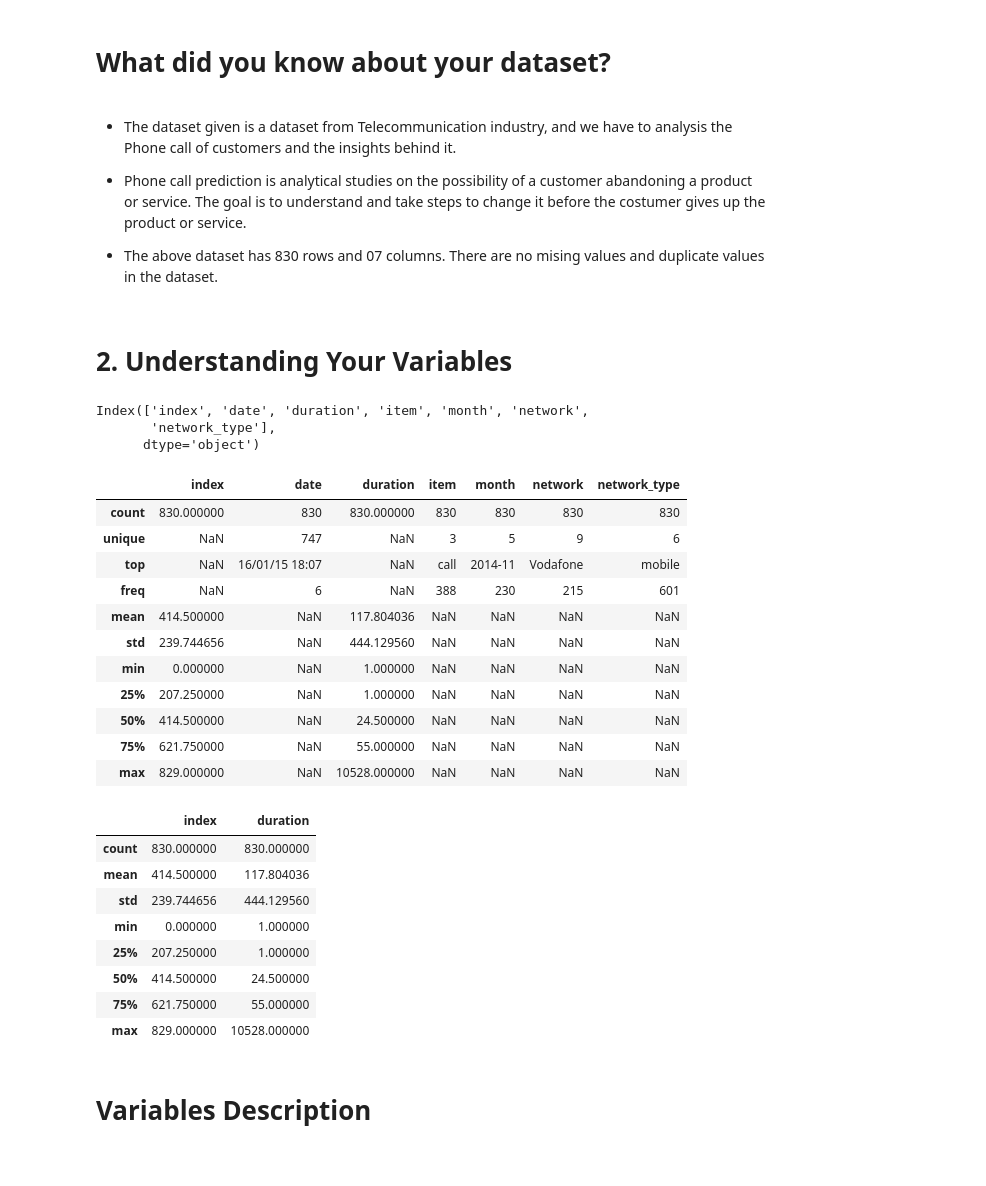
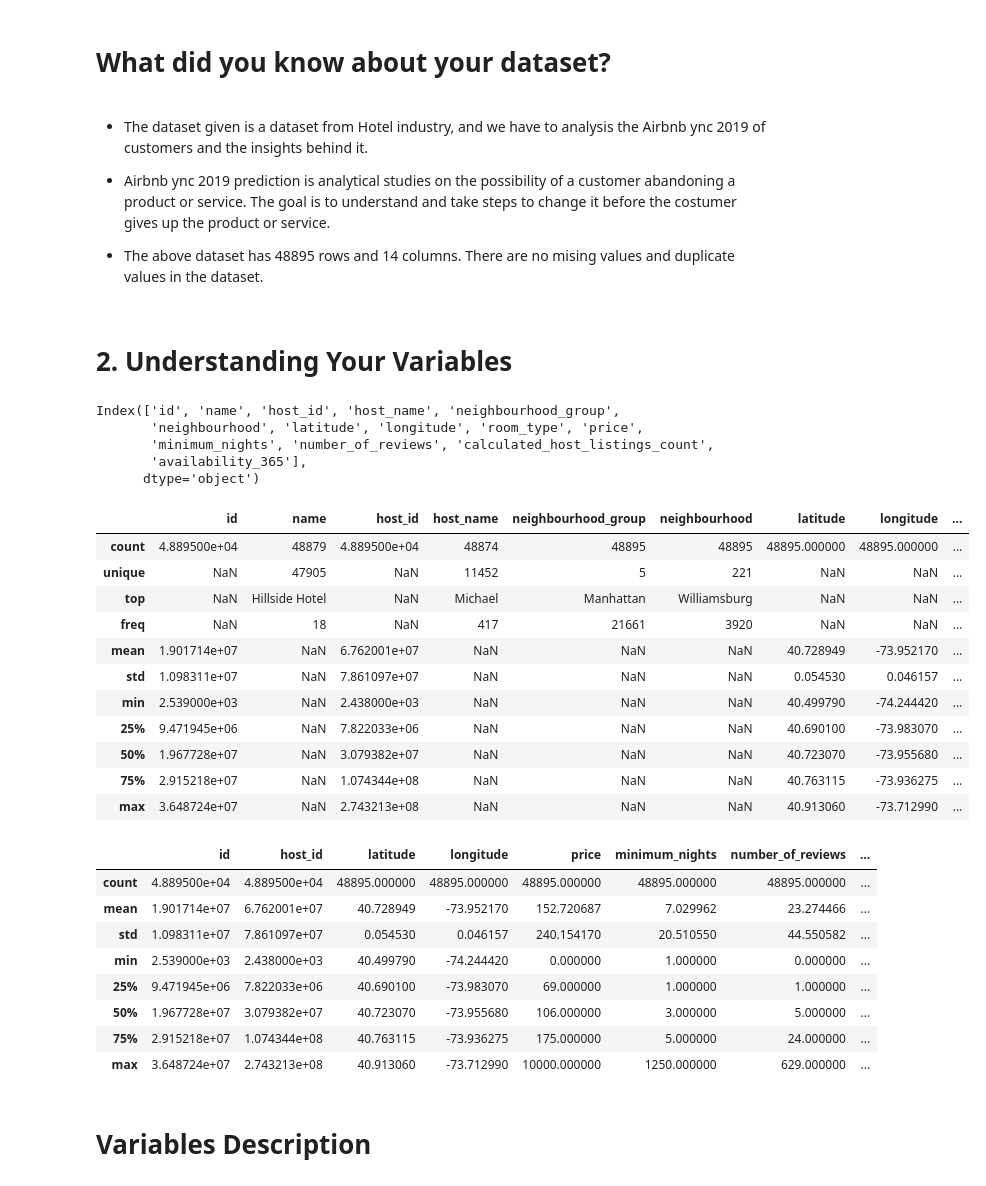
Before and after one commit to Jit562/EDA_AIRBNB_NYC_2019_Data_Analysis, a Jupyter notebook: EDA_AIRBNB_NYC_2019.ipynb, the cells around one changed output. Saved outputs shown, nothing was run; the diff lists cells and outputs as text; code cells hidden in the pictures.

```diff
--- a/EDA_AIRBNB_NYC_2019.ipynb
+++ b/EDA_AIRBNB_NYC_2019.ipynb
@@ -78,7 +91,7 @@ from datetime import datetime,date
 # %%
 # Load Dataset
 # %%
-df = pd.read_csv('drive/MyDrive/Dataset/phone_data.csv')
+df = pd.read_csv('drive/MyDrive/Dataset/Copy of Airbnb NYC 2019.csv')
 # %% [markdown]
 # Dataset First View
 # %%
@@ -177,0 +208,3 @@ plt.show()
+# %%
+
+dff = df.drop(['last_review','reviews_per_month'],  axis=1)
@@ -178,47 +244,57 @@ plt.show()
+# %%
+def removeprc(string): #removes the & from a string
+    string = str(string)
+    list = string.split('&')
+    string = " ".join(list)
+    return string
+# %%
+dff['room_type'] = dff['room_type'].apply(removeprc)
 # %% [markdown]
 # What did you know about your dataset?
 # %% [markdown]
-* The dataset given is a dataset from Telecommunication industry, and we have to analysis the Phone call of customers and the insights behind it.
+* The dataset given is a dataset from Hotel industry, and we have to analysis the Airbnb ync 2019 of customers and the insights behind it.
 
-* Phone call prediction is analytical studies on the possibility of a customer abandoning a product or service. The goal is to understand and take steps to change it before the costumer gives up the product or service.
+* Airbnb ync 2019 prediction is analytical studies on the possibility of a customer abandoning a product or service. The goal is to understand and take steps to change it before the costumer gives up the product or service.
 
-* The above dataset has 830 rows and 07 columns. There are no mising values and duplicate values in the dataset.
+* The above dataset has 48895 rows and 14 columns. There are no mising values and duplicate values in the dataset.
 # %% [markdown]
 # **2. Understanding Your Variables**
 # %%
 # Dataset Columns
-df.columns
+dff.columns
 # %% [output]
-Index(['index', 'date', 'duration', 'item', 'month', 'network',
-       'network_type'],
+Index(['id', 'name', 'host_id', 'host_name', 'neighbourhood_group',
+       'neighbourhood', 'latitude', 'longitude', 'room_type', 'price',
+       'minimum_nights', 'number_of_reviews', 'calculated_host_listings_count',
+       'availability_365'],
       dtype='object')
 # %%
 # Dataset Describe
-df.describe(include='all')
+dff.describe(include='all')
 # %% [output]
-|  | index | date | duration | item | month | network | network_type |
-| count | 830.000000 | 830 | 830.000000 | 830 | 830 | 830 | 830 |
-| unique | NaN | 747 | NaN | 3 | 5 | 9 | 6 |
-| top | NaN | 16/01/15 18:07 | NaN | call | 2014-11 | Vodafone | mobile |
-| freq | NaN | 6 | NaN | 388 | 230 | 215 | 601 |
-| mean | 414.500000 | NaN | 117.804036 | NaN | NaN | NaN | NaN |
-| std | 239.744656 | NaN | 444.129560 | NaN | NaN | NaN | NaN |
-| min | 0.000000 | NaN | 1.000000 | NaN | NaN | NaN | NaN |
-| 25% | 207.250000 | NaN | 1.000000 | NaN | NaN | NaN | NaN |
-| 50% | 414.500000 | NaN | 24.500000 | NaN | NaN | NaN | NaN |
-| 75% | 621.750000 | NaN | 55.000000 | NaN | NaN | NaN | NaN |
-| max | 829.000000 | NaN | 10528.000000 | NaN | NaN | NaN | NaN |
+|  | id | name | host_id | host_name | neighbourhood_group | neighbourhood | latitude | longitude | ... |
+| count | 4.889500e+04 | 48879 | 4.889500e+04 | 48874 | 48895 | 48895 | 48895.000000 | 48895.000000 | ... |
+| unique | NaN | 47905 | NaN | 11452 | 5 | 221 | NaN | NaN | ... |
+| top | NaN | Hillside Hotel | NaN | Michael | Manhattan | Williamsburg | NaN | NaN | ... |
+| freq | NaN | 18 | NaN | 417 | 21661 | 3920 | NaN | NaN | ... |
+| mean | 1.901714e+07 | NaN | 6.762001e+07 | NaN | NaN | NaN | 40.728949 | -73.952170 | ... |
+| std | 1.098311e+07 | NaN | 7.861097e+07 | NaN | NaN | NaN | 0.054530 | 0.046157 | ... |
+| min | 2.539000e+03 | NaN | 2.438000e+03 | NaN | NaN | NaN | 40.499790 | -74.244420 | ... |
+| 25% | 9.471945e+06 | NaN | 7.822033e+06 | NaN | NaN | NaN | 40.690100 | -73.983070 | ... |
+| 50% | 1.967728e+07 | NaN | 3.079382e+07 | NaN | NaN | NaN | 40.723070 | -73.955680 | ... |
+| 75% | 2.915218e+07 | NaN | 1.074344e+08 | NaN | NaN | NaN | 40.763115 | -73.936275 | ... |
+| max | 3.648724e+07 | NaN | 2.743213e+08 | NaN | NaN | NaN | 40.913060 | -73.712990 | ... |
 # %%
-df.describe()
+dff.describe()
 # %% [output]
-|  | index | duration |
-| count | 830.000000 | 830.000000 |
-| mean | 414.500000 | 117.804036 |
-| std | 239.744656 | 444.129560 |
-| min | 0.000000 | 1.000000 |
-| 25% | 207.250000 | 1.000000 |
-| 50% | 414.500000 | 24.500000 |
-| 75% | 621.750000 | 55.000000 |
-| max | 829.000000 | 10528.000000 |
+|  | id | host_id | latitude | longitude | price | minimum_nights | number_of_reviews | ... |
+| count | 4.889500e+04 | 4.889500e+04 | 48895.000000 | 48895.000000 | 48895.000000 | 48895.000000 | 48895.000000 | ... |
+| mean | 1.901714e+07 | 6.762001e+07 | 40.728949 | -73.952170 | 152.720687 | 7.029962 | 23.274466 | ... |
+| std | 1.098311e+07 | 7.861097e+07 | 0.054530 | 0.046157 | 240.154170 | 20.510550 | 44.550582 | ... |
+| min | 2.539000e+03 | 2.438000e+03 | 40.499790 | -74.244420 | 0.000000 | 1.000000 | 0.000000 | ... |
+| 25% | 9.471945e+06 | 7.822033e+06 | 40.690100 | -73.983070 | 69.000000 | 1.000000 | 1.000000 | ... |
+| 50% | 1.967728e+07 | 3.079382e+07 | 40.723070 | -73.955680 | 106.000000 | 3.000000 | 5.000000 | ... |
+| 75% | 2.915218e+07 | 1.074344e+08 | 40.763115 | -73.936275 | 175.000000 | 5.000000 | 24.000000 | ... |
+| max | 3.648724e+07 | 2.743213e+08 | 40.913060 | -73.712990 | 10000.000000 | 1250.000000 | 629.000000 | ... |
 # %% [markdown]
 # Variables Description
```
Also changed, not shown: parts of 93 cells of this notebook.
